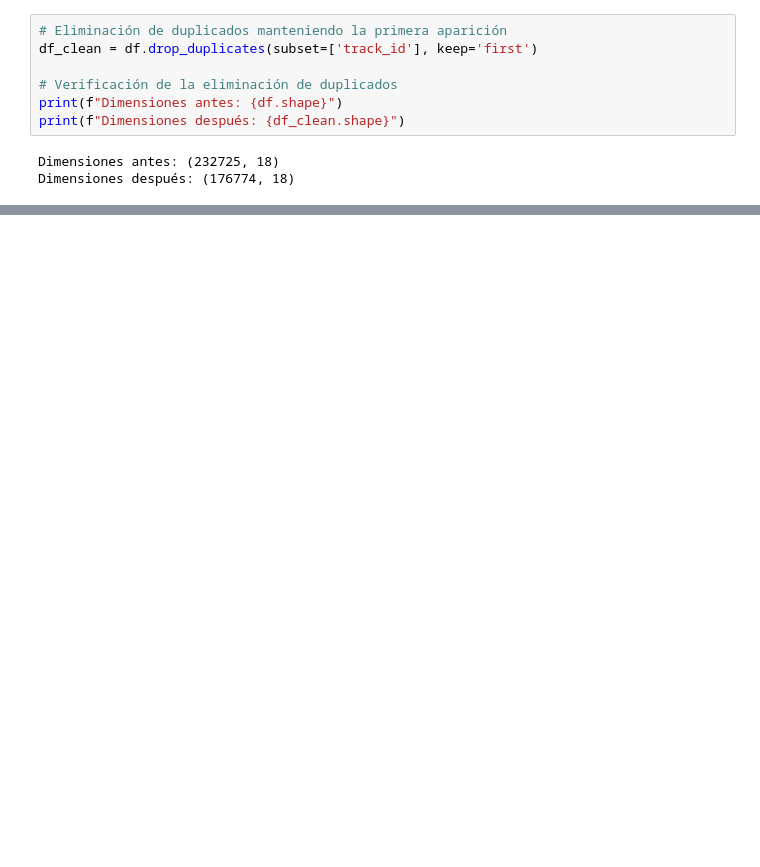
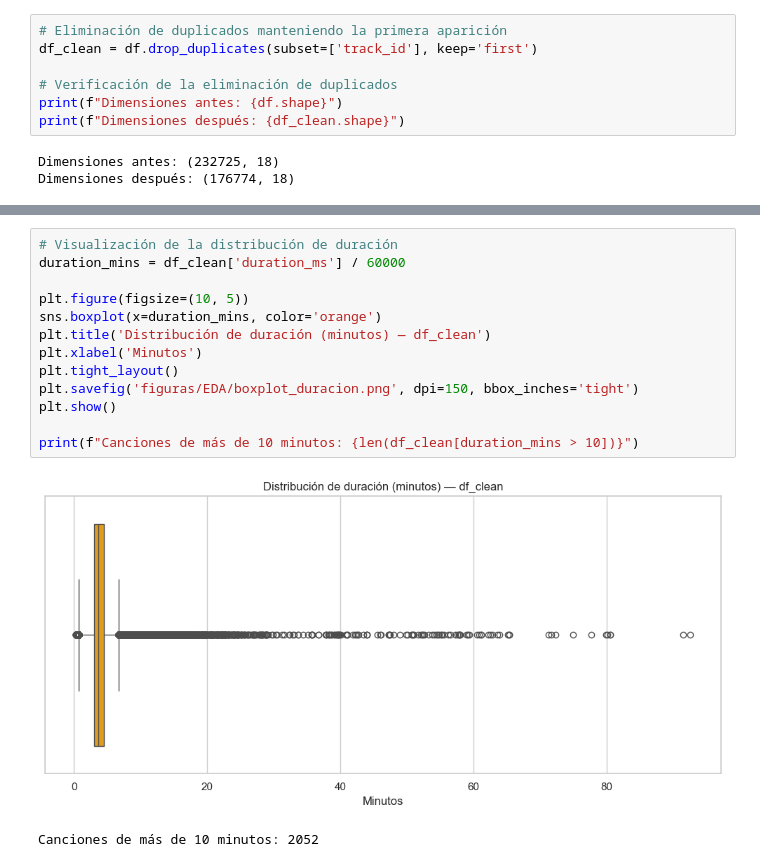
Before and after one commit to nernunnzar/music-recommendation-system, a Jupyter notebook: 01_Analisis_Exploratorio.ipynb, the cells around one changed output, grey strips where cells are left out. Saved outputs shown, nothing was run; the diff lists cells and outputs as text; blank space fills up the shorter version.

```diff
--- a/01_Analisis_Exploratorio.ipynb
+++ b/01_Analisis_Exploratorio.ipynb
@@ -141,0 +159,16 @@ Una vez limpio el dataset, analizamos la distribución de las características m
+# %%
+# Visualización de la distribución de duración
+duration_mins = df_clean['duration_ms'] / 60000
+
+plt.figure(figsize=(10, 5))
+sns.boxplot(x=duration_mins, color='orange')
+plt.title('Distribución de duración (minutos) — df_clean')
+plt.xlabel('Minutos')
+plt.tight_layout()
+plt.savefig('figuras/EDA/boxplot_duracion.png', dpi=150, bbox_inches='tight')
+plt.show()
+
+print(f"Canciones de más de 10 minutos: {len(df_clean[duration_mins > 10])}")
+# %% [output]
+[figure, added]
+Canciones de más de 10 minutos: 2052
```
Also changed, not shown: parts of 37 cells of this notebook, 6 other files.
